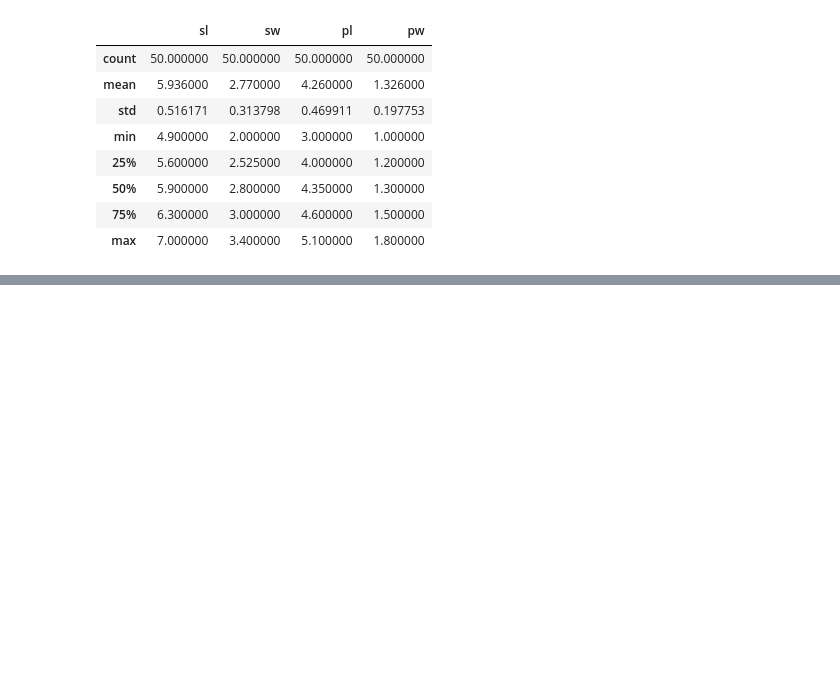
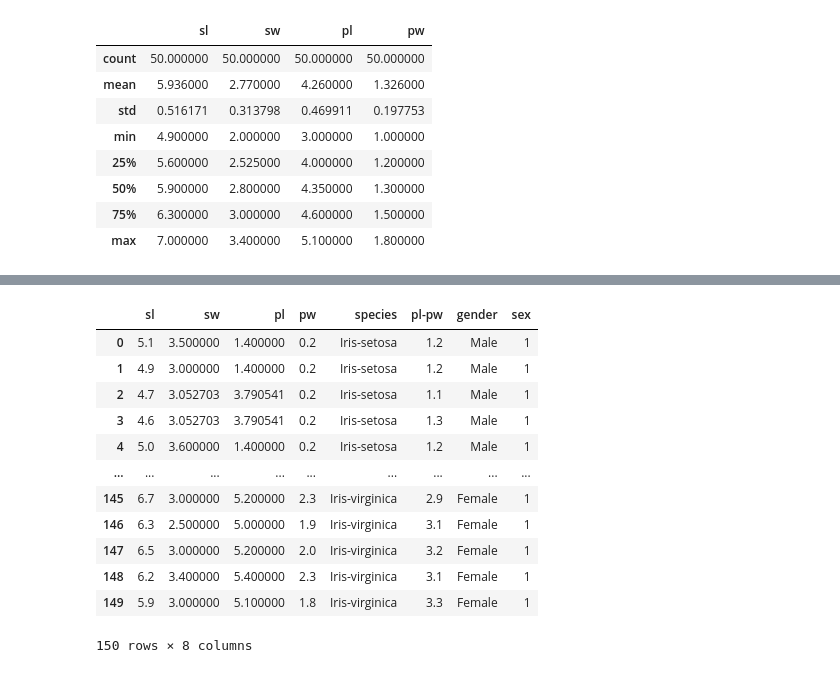
Before and after one commit to SharathHebbar/ml, a Jupyter notebook: MLtut/pre/pandas.ipynb, the cells around one changed output, grey strips where cells are left out. Cells and saved outputs as stored; diff of their text form; code cells hidden in the pictures; blank space fills up the shorter version.

```diff
--- a/MLtut/pandas.ipynb
+++ b/MLtut/pre/pandas.ipynb
@@ -477,0 +479,4 @@ Hand
+# %%
+#making null values
+iris.iloc[2:4, 1:3] = np.nan
+iris
@@ -477,0 +526,6 @@ Hand
+# %%
+#method 2
+#adding mean mode or something
+iris.sw.fillna(iris.sw.mean(), inplace = True)
+iris.pl.fillna(iris.pl.mean(), inplace = True)
+iris
@@ -477,0 +548,3 @@ Hand
+# %%
+iris['gender'] = 'Female'
+iris
@@ -477,0 +565,17 @@ Hand
+# %%
+iris.iloc[0:10, 6 ] = "Male"
+iris
+# %% [output]
+|  | sl | sw | pl | pw | species | pl-pw | gender | sex |
+| 0 | 5.1 | 3.500000 | 1.400000 | 0.2 | Iris-setosa | 1.2 | Male | 1 |
+| 1 | 4.9 | 3.000000 | 1.400000 | 0.2 | Iris-setosa | 1.2 | Male | 1 |
+| 2 | 4.7 | 3.052703 | 3.790541 | 0.2 | Iris-setosa | 1.1 | Male | 1 |
+| 3 | 4.6 | 3.052703 | 3.790541 | 0.2 | Iris-setosa | 1.3 | Male | 1 |
+| 4 | 5.0 | 3.600000 | 1.400000 | 0.2 | Iris-setosa | 1.2 | Male | 1 |
+| ... | ... | ... | ... | ... | ... | ... | ... | ... |
+| 145 | 6.7 | 3.000000 | 5.200000 | 2.3 | Iris-virginica | 2.9 | Female | 1 |
+| 146 | 6.3 | 2.500000 | 5.000000 | 1.9 | Iris-virginica | 3.1 | Female | 1 |
+| 147 | 6.5 | 3.000000 | 5.200000 | 2.0 | Iris-virginica | 3.2 | Female | 1 |
+| 148 | 6.2 | 3.400000 | 5.400000 | 2.3 | Iris-virginica | 3.1 | Female | 1 |
+| 149 | 5.9 | 3.000000 | 5.100000 | 1.8 | Iris-virginica | 3.3 | Female | 1 |
+150 rows × 8 columns
```
Also changed, not shown: parts of 37 cells of this notebook, 12 other files.
